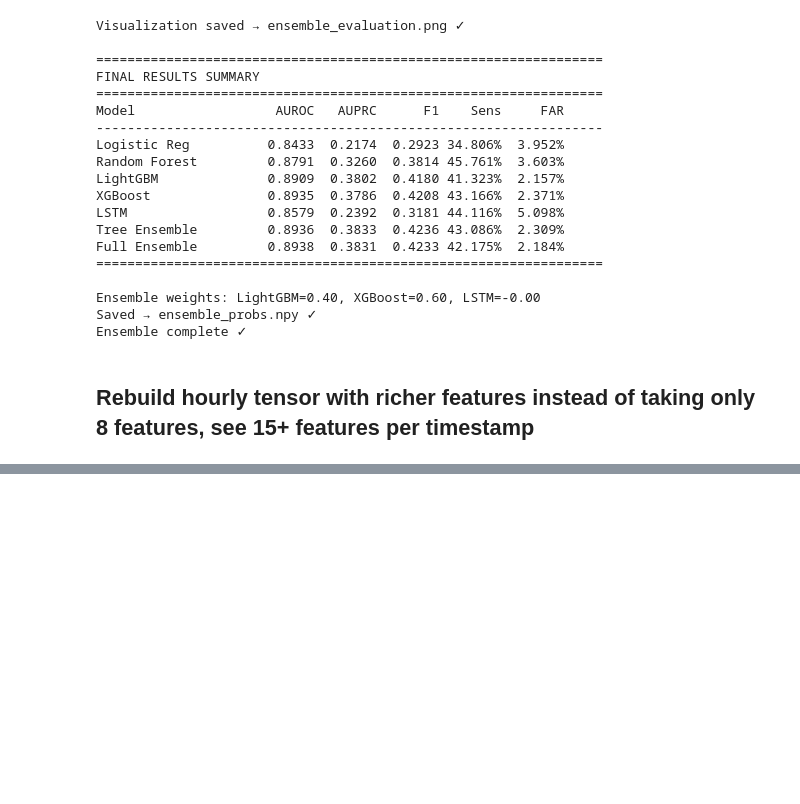
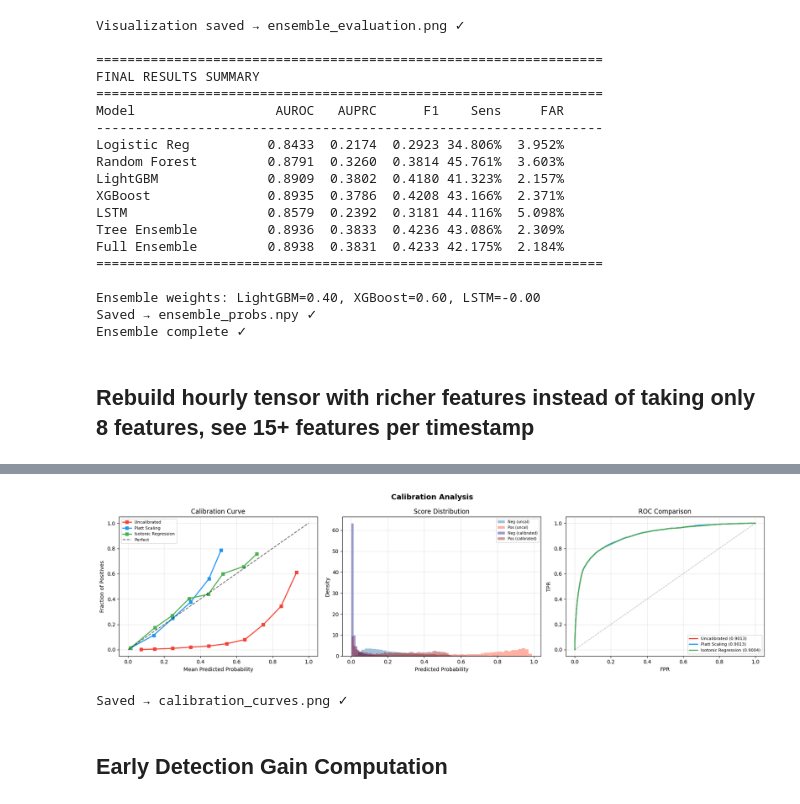
Before and after one commit to hamdikhasawneh/AI-sepsis, a Jupyter notebook: notebooks/03_model_training.ipynb, the cells around one changed output, grey strips where cells are left out. Saved outputs shown, nothing was run; the diff lists cells and outputs as text; code cells hidden in the pictures; blank space fills up the shorter version.

```diff
--- a/notebooks/03_model_training.ipynb
+++ b/notebooks/03_model_training.ipynb
@@ -2589,0 +3535,9 @@ Ensemble complete ✓
+# %%
+# ── Cell 2: Isotonic Regression ───────────────────────────────
+iso = IsotonicRegression(out_of_bounds='clip')
+iso.fit(val_ens_probs.ravel(), y_val)
+iso_probs = iso.predict(test_ens_probs.ravel())
+
+print(f"Isotonic regression complete ✓")
+print(f"  Isotonic AUROC : {roc_auc_score(y_test, iso_probs):.4f}")
+print(f"  Isotonic AUPRC : {average_precision_score(y_test, iso_probs):.4f}")
@@ -2589,0 +3593,62 @@ Ensemble complete ✓
+# %%
+# ── Cell 4: Calibration visualizations ───────────────────────
+from sklearn.calibration import calibration_curve
+import matplotlib.pyplot as plt
+import matplotlib.gridspec as gridspec
+
+fig, axes = plt.subplots(1, 3, figsize=(18, 5))
+fig.suptitle('Calibration Analysis', fontsize=14, fontweight='bold')
+
+models_cal = {
+    'Uncalibrated'       : (ensemble_probs_rich, '#F44336'),
+    'Platt Scaling'      : (calibrated_probs,    '#2196F3'),
+    'Isotonic Regression': (iso_probs,            '#4CAF50'),
+}
+
+# Calibration curve
+for name, (probs, color) in models_cal.items():
+    frac_pos, mean_pred = calibration_curve(
+        y_test, probs, n_bins=10, strategy='uniform'
+    )
+    axes[0].plot(mean_pred, frac_pos, 's-', color=color, lw=2, label=name)
+axes[0].plot([0,1],[0,1],'k--', lw=1.5, alpha=0.6, label='Perfect')
+axes[0].set_xlabel('Mean Predicted Probability')
+axes[0].set_ylabel('Fraction of Positives')
+axes[0].set_title('Calibration Curve')
+axes[0].legend(fontsize=8); axes[0].grid(alpha=0.3)
+
+# Score distributions
+axes[1].hist(ensemble_probs_rich[y_test == 0], bins=50, alpha=0.5,
+             color='steelblue', density=True, label='Neg (uncal)')
+axes[1].hist(ensemble_probs_rich[y_test == 1], bins=50, alpha=0.5,
+             color='tomato', density=True, label='Pos (uncal)')
+axes[1].hist(final_probs[y_test == 0], bins=50, alpha=0.4,
+             color='navy', density=True, label='Neg (calibrated)')
+axes[1].hist(final_probs[y_test == 1], bins=50, alpha=0.4,
+             color='darkred', density=True, label='Pos (calibrated)')
+axes[1].set_xlabel('Predicted Probability')
+axes[1].set_ylabel('Density')
+axes[1].set_title('Score Distribution')
+axes[1].legend(fontsize=7); axes[1].grid(alpha=0.3)
+
+# ROC comparison
+for name, (probs, color) in models_cal.items():
+    fpr, tpr, _ = roc_curve(y_test, probs)
+    auroc = roc_auc_score(y_test, probs)
+    axes[2].plot(fpr, tpr, color=color, lw=2,
+                 label=f'{name} ({auroc:.4f})')
+axes[2].plot([0,1],[0,1],'k--', lw=1, alpha=0.3)
+axes[2].set_xlabel('FPR'); axes[2].set_ylabel('TPR')
+axes[2].set_title('ROC Comparison')
+axes[2].legend(fontsize=8); axes[2].grid(alpha=0.3)
+
+plt.tight_layout()
+plt.savefig(str(OUTPUT_DIR / 'calibration_curves.png'),
+            dpi=150, bbox_inches='tight')
+plt.show()
+print("Saved → calibration_curves.png ✓")
+# %% [output]
+[figure, added]
+Saved → calibration_curves.png ✓
+# %% [markdown]
+## Early Detection Gain Computation
```
Also changed, not shown: parts of 18 cells of this notebook.
